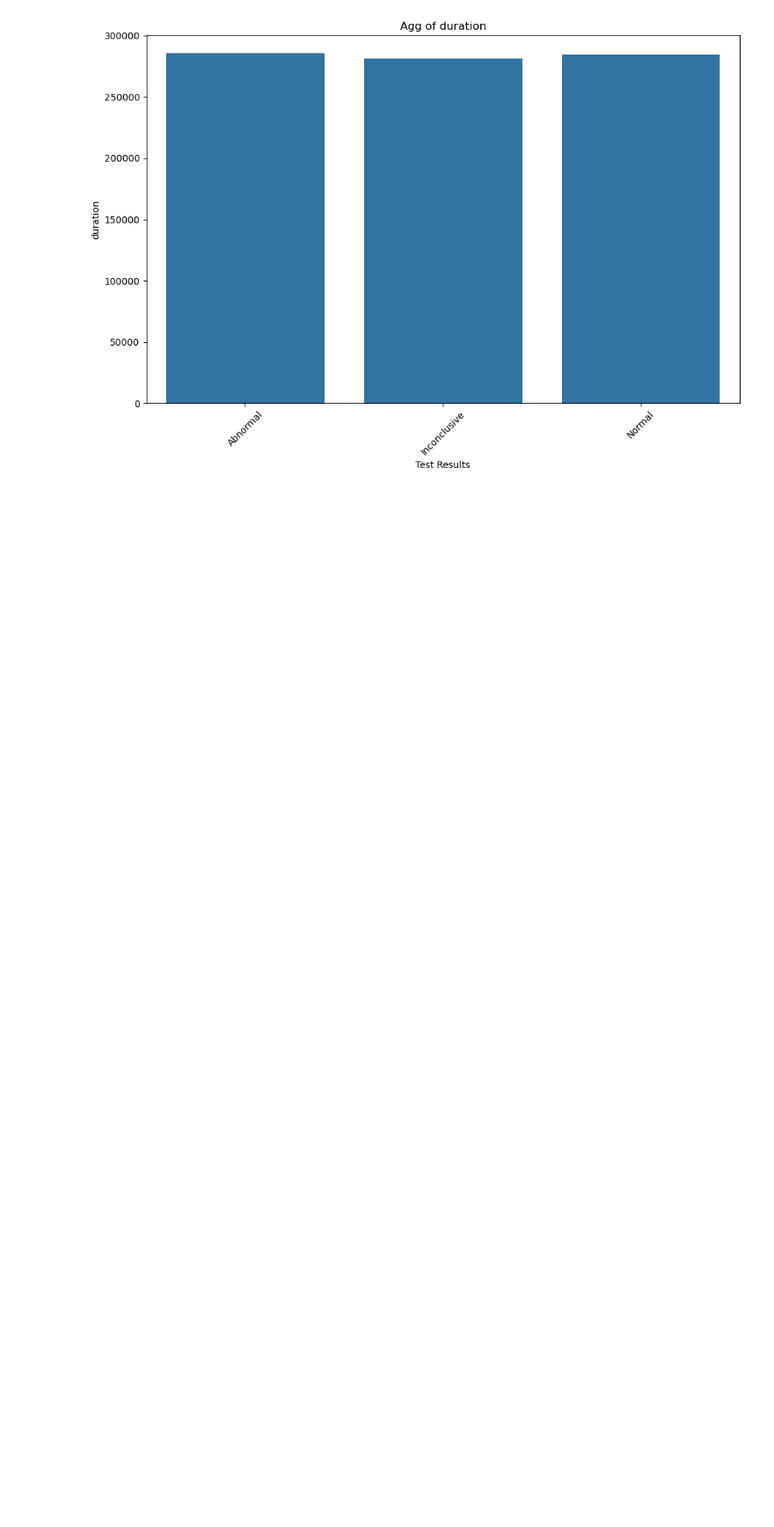
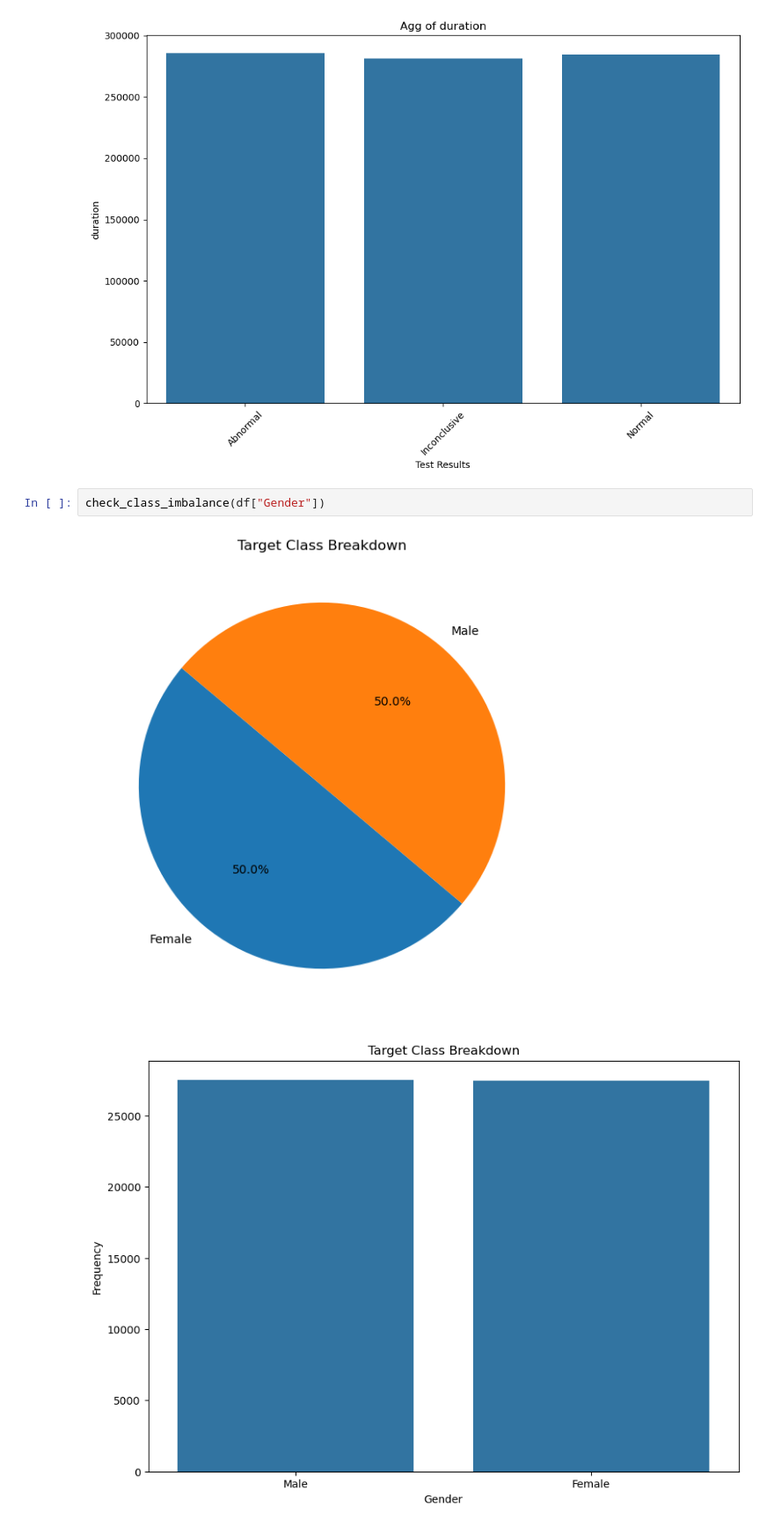
Before and after one commit to MaukanMir/Health-Care-Analysis, a Jupyter notebook: training.ipynb, the cells around one changed output. Shown at 88% size. Cells and saved outputs as stored; diff of their text form; blank space fills up the shorter version.

```diff
--- a/training.ipynb
+++ b/training.ipynb
@@ -243,3 +243,8 @@ for col in numeric_types.columns:
 [figure]
 [figure]
 [figure]
+# %%
+check_class_imbalance(df["Gender"])
+# %% [output]
+[figure, added]
+[figure, added]
```
Also changed, not shown: parts of 3 cells of this notebook.
